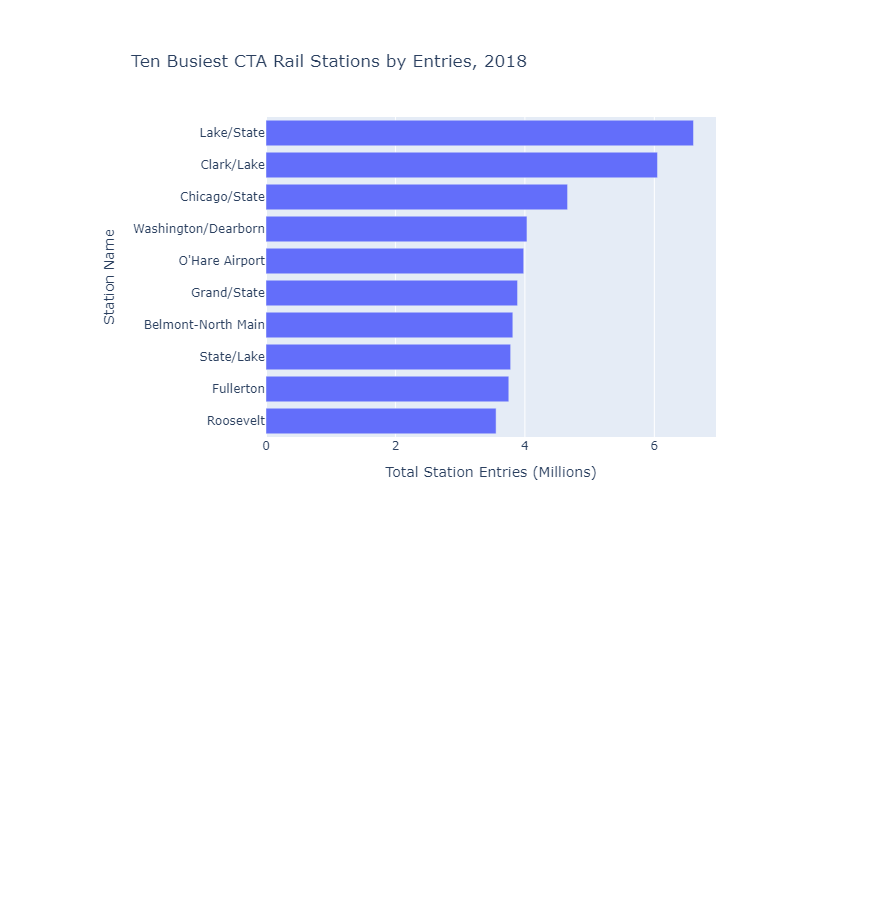
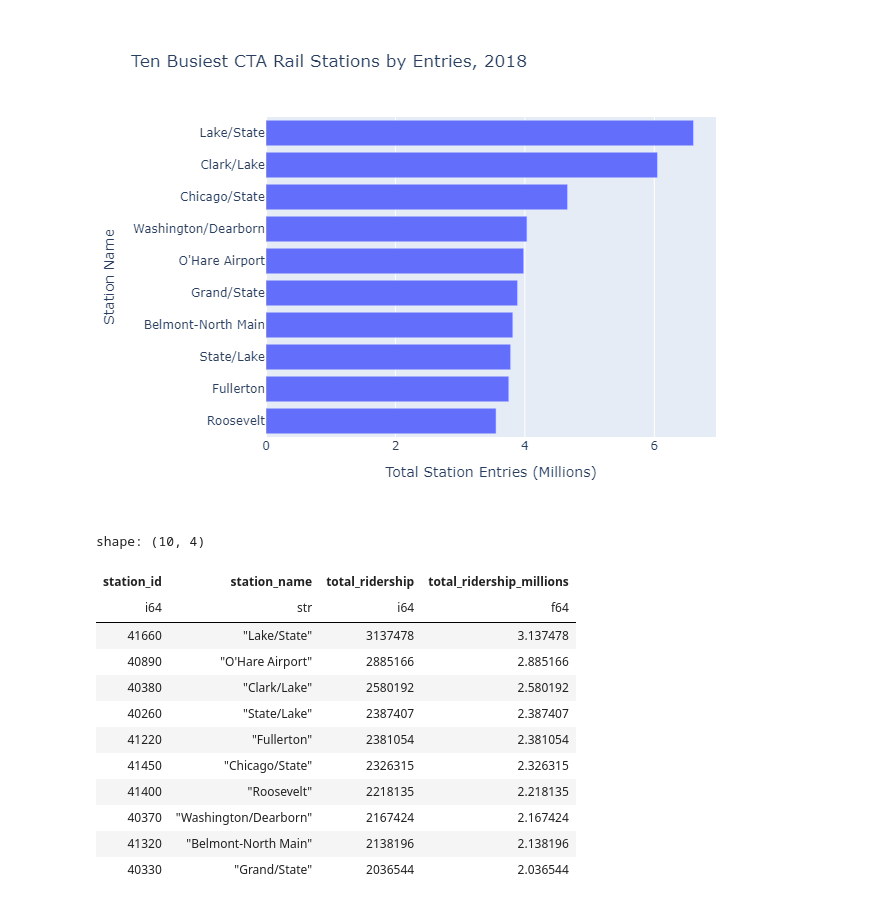
Before and after one commit to bryantco/cta-analysis, a Jupyter notebook: analyze_ridership.ipynb, the cells around one changed output. Cells and saved outputs as stored; diff of their text form; code cells hidden in the pictures; blank space fills up the shorter version.

```diff
--- a/analyze_ridership.ipynb
+++ b/analyze_ridership.ipynb
@@ -155,0 +176,16 @@ fig.show()
+# %%
+total_ridership_2024_busiest_stations_2018_df.head(10)
+# %% [output]
+shape: (10, 4)
+| station_id | station_name | total_ridership | total_ridership_millions |
+| i64 | str | i64 | f64 |
+| 41660 | "Lake/State" | 3137478 | 3.137478 |
+| 40890 | "O'Hare Airport" | 2885166 | 2.885166 |
+| 40380 | "Clark/Lake" | 2580192 | 2.580192 |
+| 40260 | "State/Lake" | 2387407 | 2.387407 |
+| 41220 | "Fullerton" | 2381054 | 2.381054 |
+| 41450 | "Chicago/State" | 2326315 | 2.326315 |
+| 41400 | "Roosevelt" | 2218135 | 2.218135 |
+| 40370 | "Washington/Dearborn" | 2167424 | 2.167424 |
+| 41320 | "Belmont-North Main" | 2138196 | 2.138196 |
+| 40330 | "Grand/State" | 2036544 | 2.036544 |
```
Also changed, not shown: parts of 4 cells of this notebook.
